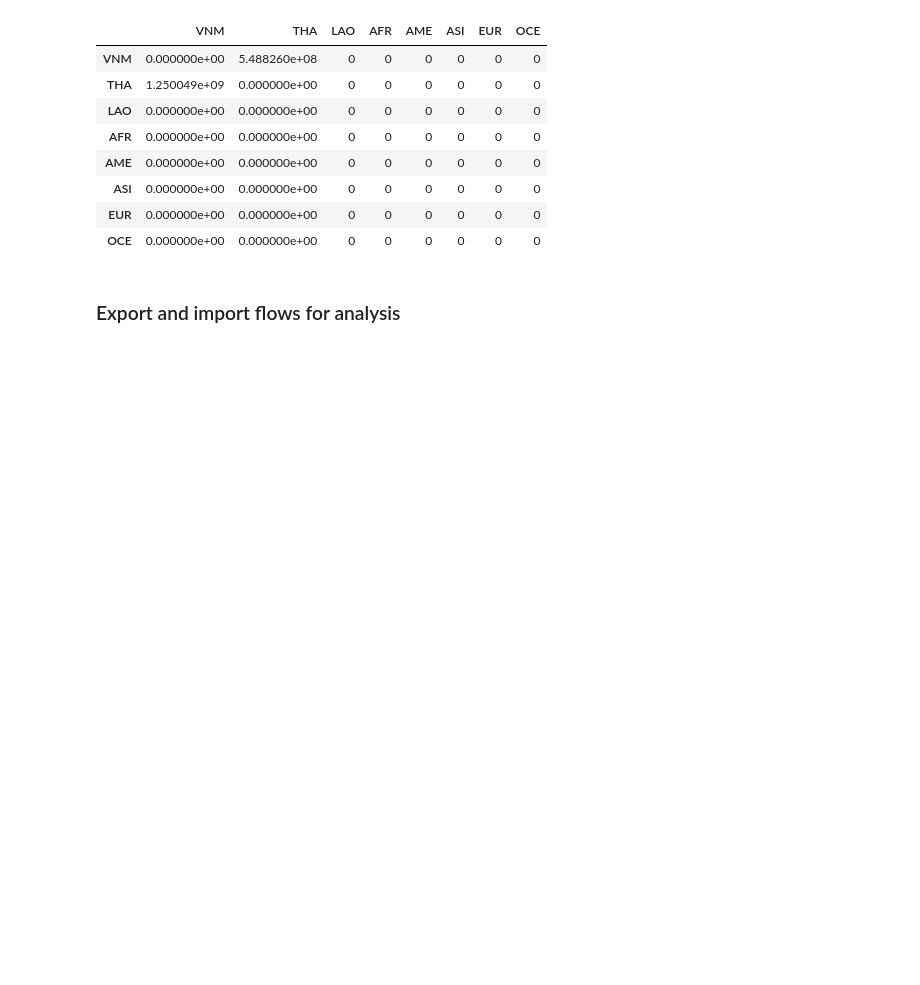
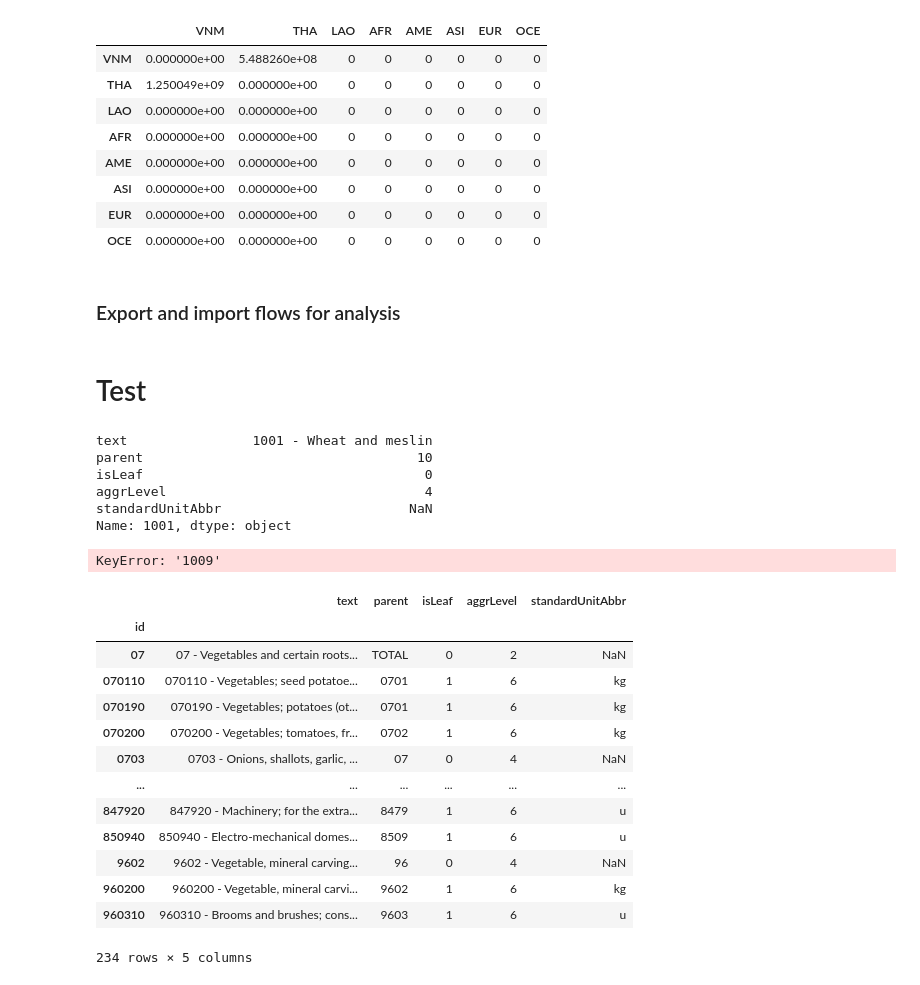
Before and after one commit to ccolon/disrupt-sc, a Jupyter notebook: dataprep/Trade.ipynb, the cells around one changed output. Saved outputs shown, nothing was run; the diff lists cells and outputs as text; code cells hidden in the pictures; blank space fills up the shorter version.

```diff
--- a/dataprep/Trade.ipynb
+++ b/dataprep/Trade.ipynb
@@ -614,3 +614,37 @@ df = df[df['flow']>1000000]
 df = renameCol(df, 'supplying_sector', rename_sec)
 df = renameCol(df, 'buying_country', rename_country)
 df.to_csv(os.path.join(folder, "Data", "Structured", "Trade", 'export_flows.csv'), index=False)
+# %% [markdown]
+# Test
+# %%
+ref = pd.read_csv('ref_cmd_HS.csv').set_index('id')
+ref.loc['1001']
+#ref.loc[ref['standardUnitAbbr'] == 'kg']
+# %% [output]
+text                1001 - Wheat and meslin
+parent                                   10
+isLeaf                                    0
+aggrLevel                                 4
+standardUnitAbbr                        NaN
+Name: 1001, dtype: object
+# %%
+ref.loc['1009']
+# %% [output]
+KeyError: '1009'
+# %%
+ref[ref['text'].str.contains('vegetable', case=False)]
+# %% [output]
+|  | text | parent | isLeaf | aggrLevel | standardUnitAbbr |
+| id |  |  |  |  |  |
+| 07 | 07 - Vegetables and certain roots... | TOTAL | 0 | 2 | NaN |
+| 070110 | 070110 - Vegetables; seed potatoe... | 0701 | 1 | 6 | kg |
+| 070190 | 070190 - Vegetables; potatoes (ot... | 0701 | 1 | 6 | kg |
+| 070200 | 070200 - Vegetables; tomatoes, fr... | 0702 | 1 | 6 | kg |
+| 0703 | 0703 - Onions, shallots, garlic, ... | 07 | 0 | 4 | NaN |
+| ... | ... | ... | ... | ... | ... |
+| 847920 | 847920 - Machinery; for the extra... | 8479 | 1 | 6 | u |
+| 850940 | 850940 - Electro-mechanical domes... | 8509 | 1 | 6 | u |
+| 9602 | 9602 - Vegetable, mineral carving... | 96 | 0 | 4 | NaN |
+| 960200 | 960200 - Vegetable, mineral carvi... | 9602 | 1 | 6 | kg |
+| 960310 | 960310 - Brooms and brushes; cons... | 9603 | 1 | 6 | u |
+234 rows × 5 columns
```
Also changed, not shown: parts of 17 cells of this notebook, 38 other files.
